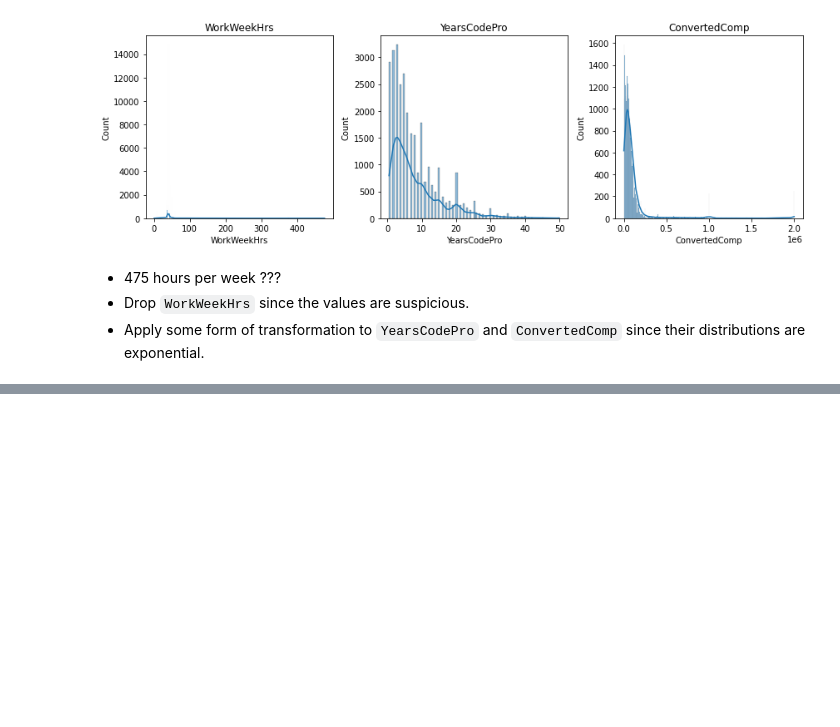
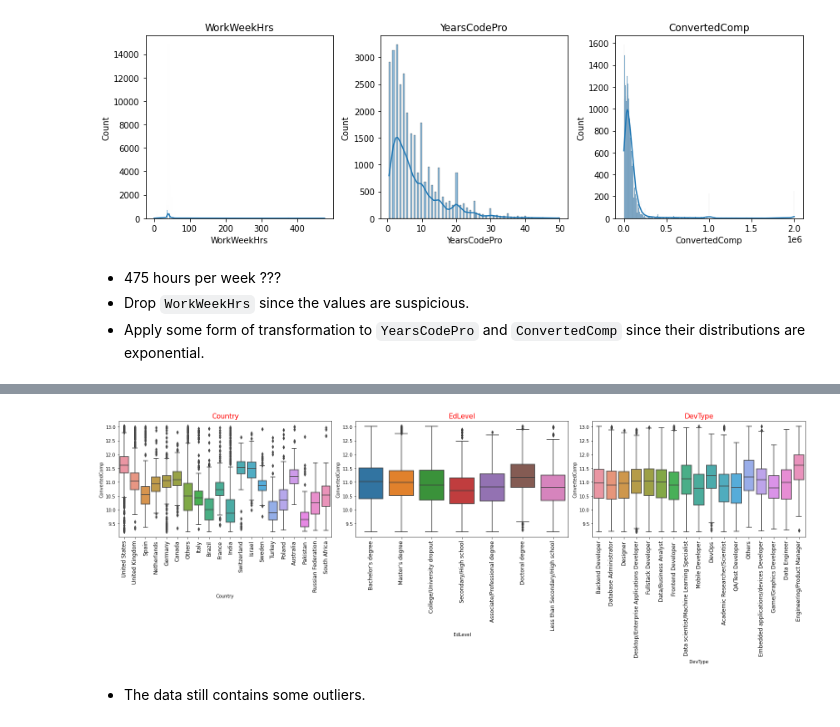
Before and after one commit to chineidu/Developer-s-survey, a Jupyter notebook: survey notebook.ipynb, the cells around one changed output, grey strips where cells are left out. Saved outputs shown, nothing was run; the diff lists cells and outputs as text; code cells hidden in the pictures; blank space fills up the shorter version.

```diff
--- a/survey notebook.ipynb
+++ b/survey notebook.ipynb
@@ -362,0 +459,17 @@ cal_missing_val(df3)
+# %%
+nrows, ncols = 1, 3
+fig, axs = plt.subplots(nrows, ncols, figsize=(22, 8))
+
+for (idx, col) in enumerate(cat_cols):
+#     ax = axs[(idx // ncols), (idx % ncols)]
+    ax = axs[idx]
+    sns.boxplot(data=df4, x=col, y='ConvertedComp', ax=ax)
+    ax.tick_params(axis='x', labelrotation=90, labelsize=12)
+    ax.set_title(col, size=15, color='red')
+
+fig.tight_layout()
+plt.show()
+# %% [output]
+[figure, added]
+# %% [markdown]
+* The data still contains some outliers.
```
Also changed, not shown: parts of 14 cells of this notebook.
